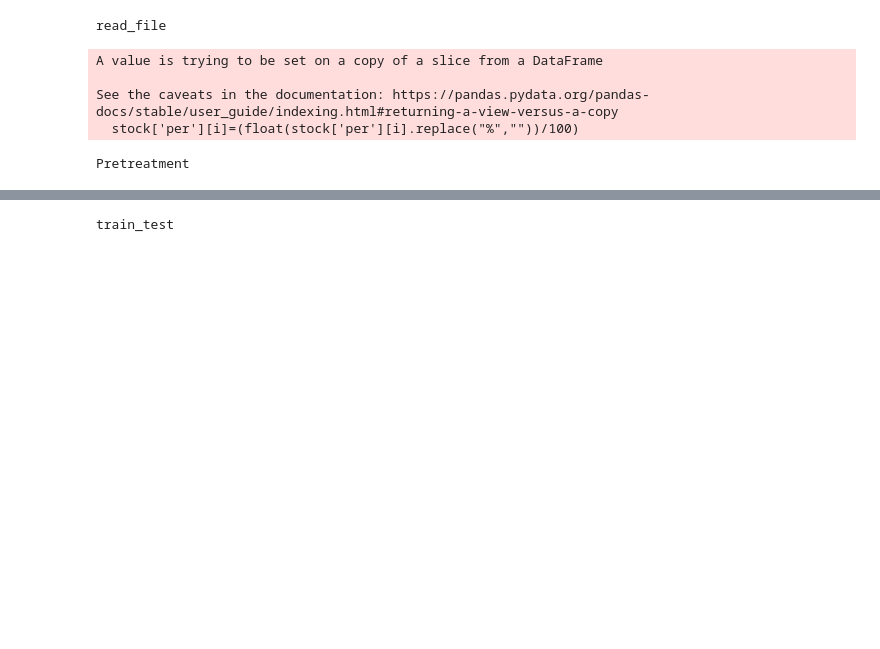
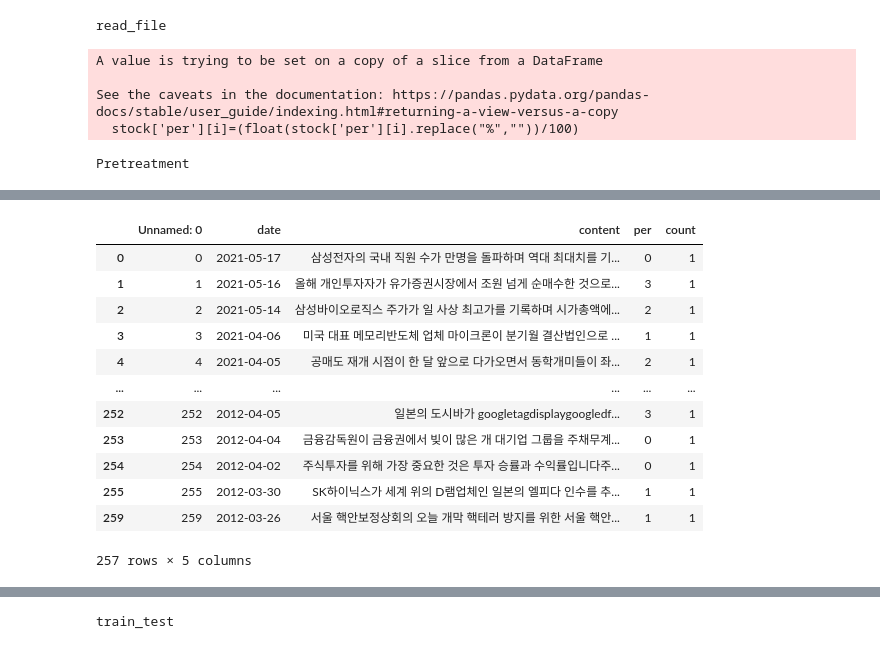
Before and after one commit to octomun/NewsAnalytics, a Jupyter notebook: project/news_an.ipynb, the cells around one changed output, grey strips where cells are left out. Saved outputs shown, nothing was run; the diff lists cells and outputs as text; code cells hidden in the pictures; blank space fills up the shorter version.

```diff
--- a/project/news_an.ipynb
+++ b/project/news_an.ipynb
@@ -132,3 +132,19 @@ morpheme
+# %%
+all_data
+# %% [output]
+|  | Unnamed: 0 | date | content | per | count |
+| 0 | 0 | 2021-05-17 | 삼성전자의 국내 직원 수가 만명을 돌파하며 역대 최대치를 기... | 0 | 1 |
+| 1 | 1 | 2021-05-16 | 올해 개인투자자가 유가증권시장에서 조원 넘게 순매수한 것으로... | 3 | 1 |
+| 2 | 2 | 2021-05-14 | 삼성바이오로직스 주가가 일 사상 최고가를 기록하며 시가총액에... | 2 | 1 |
+| 3 | 3 | 2021-04-06 | 미국 대표 메모리반도체 업체 마이크론이 분기월 결산법인으로 ... | 1 | 1 |
+| 4 | 4 | 2021-04-05 | 공매도 재개 시점이 한 달 앞으로 다가오면서 동학개미들이 좌... | 2 | 1 |
+| ... | ... | ... | ... | ... | ... |
+| 252 | 252 | 2012-04-05 | 일본의 도시바가 googletagdisplaygoogledf... | 3 | 1 |
+| 253 | 253 | 2012-04-04 | 금융감독원이 금융권에서 빚이 많은 개 대기업 그룹을 주채무계... | 0 | 1 |
+| 254 | 254 | 2012-04-02 | 주식투자를 위해 가장 중요한 것은 투자 승률과 수익률입니다주... | 0 | 1 |
+| 255 | 255 | 2012-03-30 | SK하이닉스가 세계 위의 D램업체인 일본의 엘피다 인수를 추... | 1 | 1 |
+| 259 | 259 | 2012-03-26 | 서울 핵안보정상회의 오늘 개막 핵테러 방지를 위한 서울 핵안... | 1 | 1 |
+257 rows × 5 columns
 # %%
 print(all_data['count'])
 # %% [output]
```
Also changed, not shown: parts of 44 cells of this notebook.
